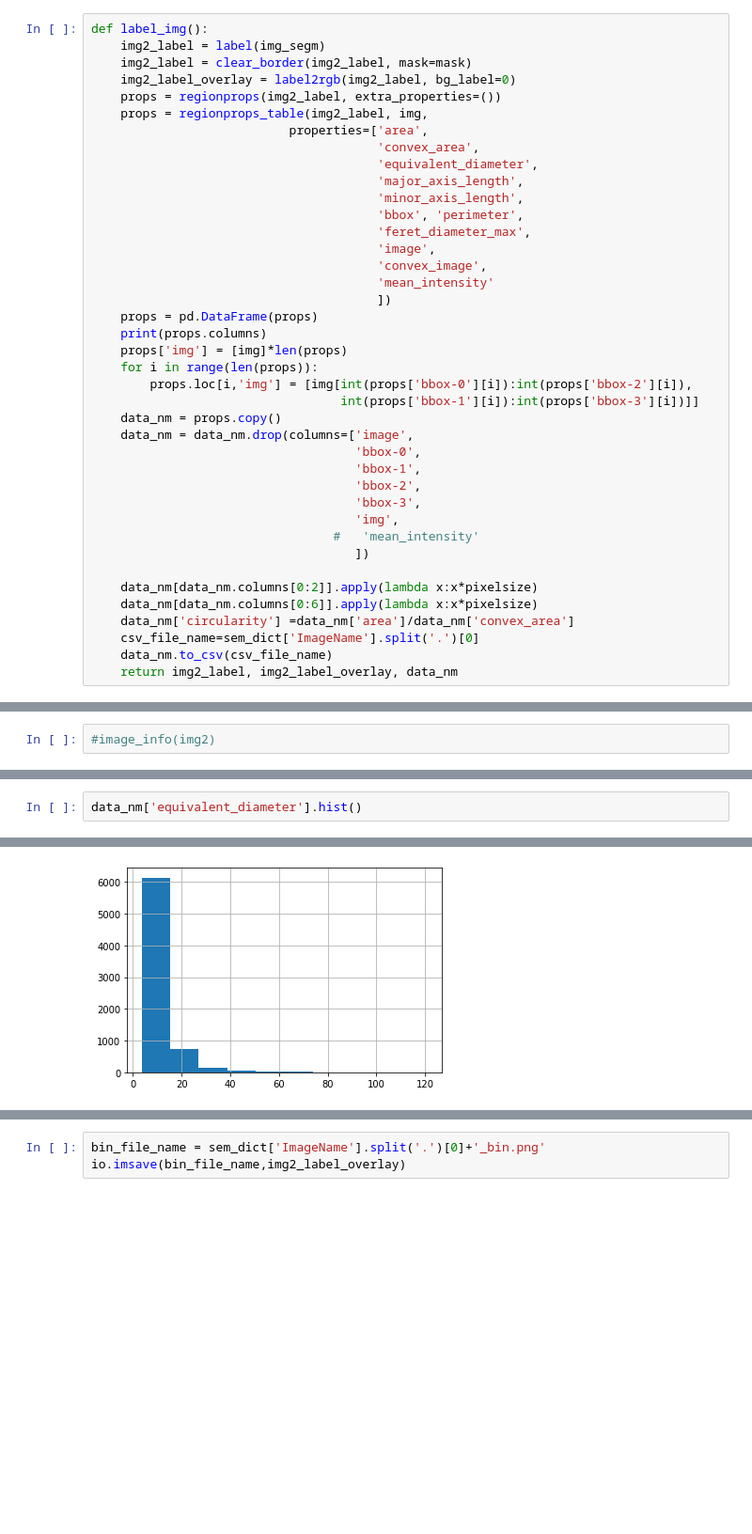
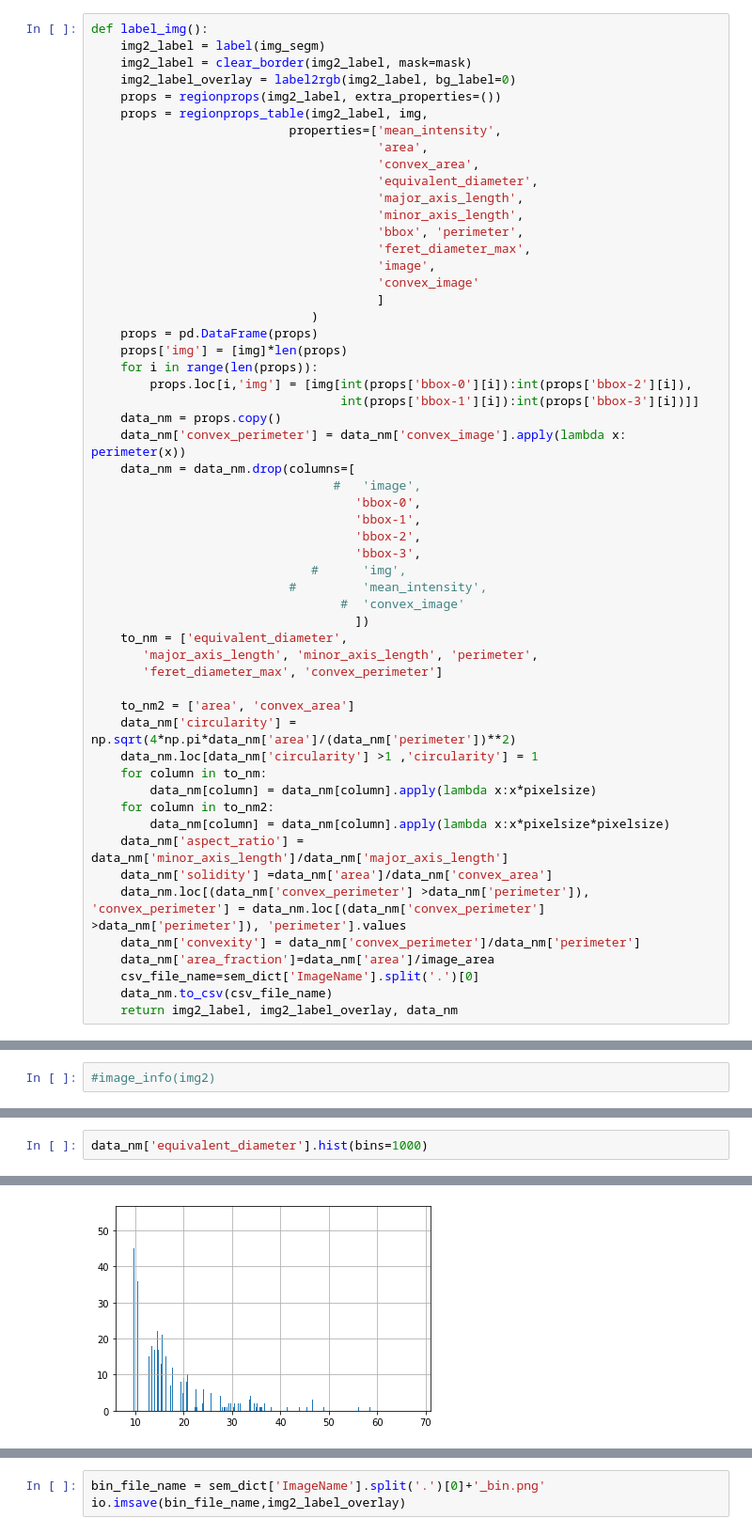
Before and after one commit to kozz84/Image-analysis, a Jupyter notebook: Image_analysis_2.ipynb, the cells around one changed output, grey strips where cells are left out. Shown at 94% size. Drawn from its saved outputs; the diff is of its cells as text; blank space fills up the shorter version.

```diff
--- a/Image_analysis_2.ipynb
+++ b/Image_analysis_2.ipynb
@@ -206,7 +208,8 @@ def label_img():
     img2_label_overlay = label2rgb(img2_label, bg_label=0)
     props = regionprops(img2_label, extra_properties=())
     props = regionprops_table(img2_label, img,
-                           properties=['area',
+                           properties=['mean_intensity',
+                                       'area',
                                        'convex_area',
                                        'equivalent_diameter',
                                        'major_axis_length',
@@ -214,28 +217,42 @@ def label_img():
                                        'bbox', 'perimeter',
                                        'feret_diameter_max',
                                        'image',
-                                       'convex_image',
-                                       'mean_intensity'
-                                       ])
+                                       'convex_image'
+                                       ]
+                              )
     props = pd.DataFrame(props)
-    print(props.columns)
     props['img'] = [img]*len(props)
     for i in range(len(props)):
         props.loc[i,'img'] = [img[int(props['bbox-0'][i]):int(props['bbox-2'][i]),
                                   int(props['bbox-1'][i]):int(props['bbox-3'][i])]]
     data_nm = props.copy()
-    data_nm = data_nm.drop(columns=['image',
+    data_nm['convex_perimeter'] = data_nm['convex_image'].apply(lambda x: perimeter(x))
+    data_nm = data_nm.drop(columns=[
+                                 #   'image',
                                     'bbox-0',
                                     'bbox-1',
                                     'bbox-2',
                                     'bbox-3',
-                                    'img',
-                                 #   'mean_intensity'
+                              #      'img',
+                           #         'mean_intensity',
+                                  #  'convex_image'
                                     ])
+    to_nm = ['equivalent_diameter',
+       'major_axis_length', 'minor_axis_length', 'perimeter',
+       'feret_diameter_max', 'convex_perimeter']
 
-    data_nm[data_nm.columns[0:2]].apply(lambda x:x*pixelsize)
-    data_nm[data_nm.columns[0:6]].apply(lambda x:x*pixelsize)
-    data_nm['circularity'] =data_nm['area']/data_nm['convex_area']
+    to_nm2 = ['area', 'convex_area']
+    data_nm['circularity'] = np.sqrt(4*np.pi*data_nm['area']/(data_nm['perimeter'])**2)
+    data_nm.loc[data_nm['circularity'] >1 ,'circularity'] = 1
+    for column in to_nm:
+        data_nm[column] = data_nm[column].apply(lambda x:x*pixelsize)
+    for column in to_nm2:
+        data_nm[column] = data_nm[column].apply(lambda x:x*pixelsize*pixelsize)
+    data_nm['aspect_ratio'] = data_nm['minor_axis_length']/data_nm['major_axis_length']
+    data_nm['solidity'] =data_nm['area']/data_nm['convex_area']
+    data_nm.loc[(data_nm['convex_perimeter'] >data_nm['perimeter']), 'convex_perimeter'] = data_nm.loc[(data_nm['convex_perimeter'] >data_nm['perimeter']), 'perimeter'].values
+    data_nm['convexity'] = data_nm['convex_perimeter']/data_nm['perimeter']
+    data_nm['area_fraction']=data_nm['area']/image_area
     csv_file_name=sem_dict['ImageName'].split('.')[0]
     data_nm.to_csv(csv_file_name)
     return img2_label, img2_label_overlay, data_nm
@@ -376,5 +359,5 @@ plt.imshow(data_nm['convex_image'][0])
 # %%
-data_nm['equivalent_diameter'].hist()
+data_nm['equivalent_diameter'].hist(bins=1000)
 # %% [output]
 <matplotlib.axes._subplots.AxesSubplot at 0x...>
-[figure, old version]
+[figure, new version]
```
Also changed, not shown: parts of 20 cells of this notebook.
